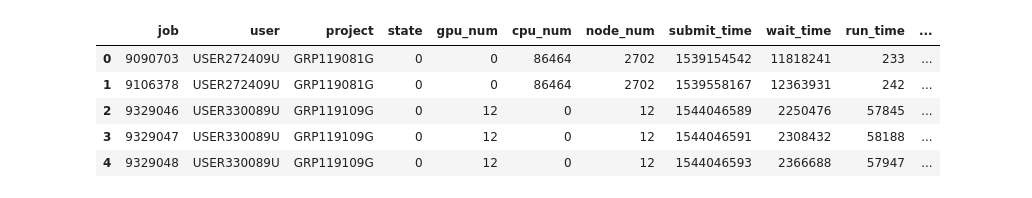
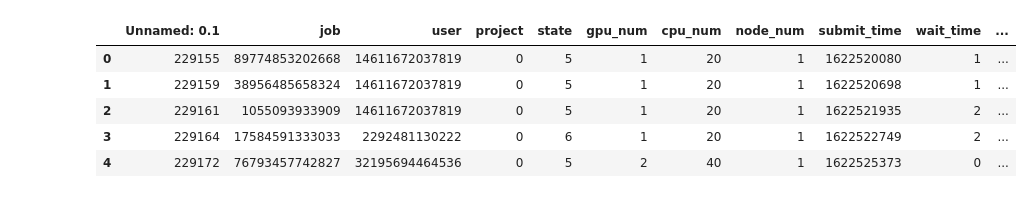
Before and after one commit to MonishSoundarRaj/data_check_generator, a Jupyter notebook: Copy_of_sdv_syn.ipynb, the cells around one changed output. Cells and saved outputs as stored; diff of their text form; code cells hidden in the pictures.

```diff
--- a/Copy_of_sdv_syn.ipynb
+++ b/Copy_of_sdv_syn.ipynb
@@ -24,13 +24,13 @@ Successfully installed Faker-19.13.0 boto3-1.29.5 botocore-1.32.5 copulas-0.9.2
 import pandas as pd
 import numpy as np
 # %%
-df = pd.read_csv("data_blue_waters.csv")
-df.drop("Unnamed: 0", axis=1, inplace=True)
-df.head()
+df_main = pd.read_csv("data_supercloud.csv")
+df_main.drop("Unnamed: 0", axis=1, inplace=True)
+df_main.head()
 # %% [output]
-|  | job | user | project | state | gpu_num | cpu_num | node_num | submit_time | wait_time | run_time | ... |
-| 0 | 9090703 | USER272409U | GRP119081G | 0 | 0 | 86464 | 2702 | 1539154542 | 11818241 | 233 | ... |
-| 1 | 9106378 | USER272409U | GRP119081G | 0 | 0 | 86464 | 2702 | 1539558167 | 12363931 | 242 | ... |
-| 2 | 9329046 | USER330089U | GRP119109G | 0 | 12 | 0 | 12 | 1544046589 | 2250476 | 57845 | ... |
-| 3 | 9329047 | USER330089U | GRP119109G | 0 | 12 | 0 | 12 | 1544046591 | 2308432 | 58188 | ... |
-| 4 | 9329048 | USER330089U | GRP119109G | 0 | 12 | 0 | 12 | 1544046593 | 2366688 | 57947 | ... |
+|  | Unnamed: 0.1 | job | user | project | state | gpu_num | cpu_num | node_num | submit_time | wait_time | ... |
+| 0 | 229155 | 89774853202668 | 14611672037819 | 0 | 5 | 1 | 20 | 1 | 1622520080 | 1 | ... |
+| 1 | 229159 | 38956485658324 | 14611672037819 | 0 | 5 | 1 | 20 | 1 | 1622520698 | 1 | ... |
+| 2 | 229161 | 1055093933909 | 14611672037819 | 0 | 5 | 1 | 20 | 1 | 1622521935 | 2 | ... |
+| 3 | 229164 | 17584591333033 | 2292481130222 | 0 | 6 | 1 | 20 | 1 | 1622522749 | 2 | ... |
+| 4 | 229172 | 76793457742827 | 32195694464536 | 0 | 5 | 2 | 40 | 1 | 1622525373 | 0 | ... |
```
Also changed, not shown: parts of 12 cells of this notebook.
